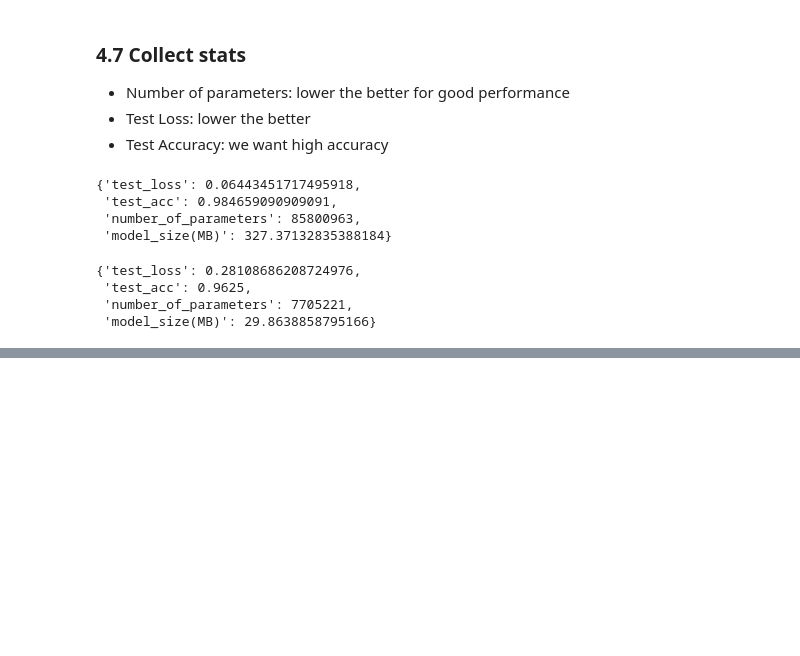
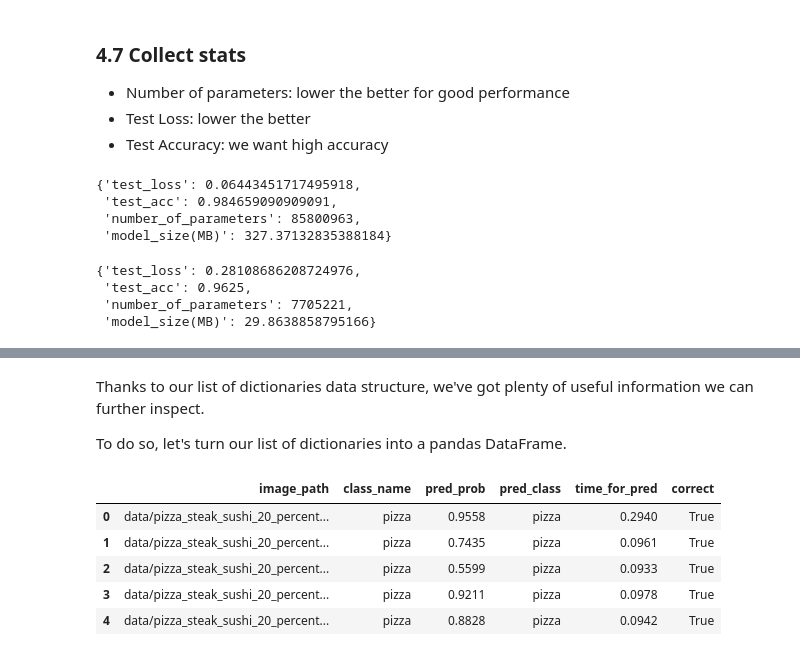
Before and after one commit to anupj/PyTorchForDeepLearningBootcamp, a Jupyter notebook: 09_pytorch_model_deployment.ipynb, the cells around one changed output, grey strips where cells are left out. Cells and saved outputs as stored; diff of their text form; code cells hidden in the pictures; blank space fills up the shorter version.

```diff
--- a/09_pytorch_model_deployment.ipynb
+++ b/09_pytorch_model_deployment.ipynb
@@ -676,0 +683,7 @@ effnetb2_stats
+# %%
+from pathlib import Path
+
+# Get all test data paths
+print(f"[INFO] Finding all filepaths ending with '.jpg' in directory: {test_dir}")
+test_data_paths = list(Path(test_dir).glob("*/*.jpg"))
+test_data_paths[:5]
@@ -676,0 +792,23 @@ effnetb2_stats
+# %%
+# Make predictions across test dataset with EffNetB2
+effnetb2_test_pred_dicts = pred_and_store(paths=test_data_paths,
+                                          model=effnetb2,
+                                          transform=effnetb2_transforms,
+                                          class_names=class_names,
+                                          device="cpu") # make predictions on CPU
+# %% [markdown]
+Thanks to our list of dictionaries data structure, we've got plenty of useful information we can further inspect.
+
+To do so, let's turn our list of dictionaries into a pandas DataFrame.
+# %%
+# Turn the test_pred_dicts into a DataFrame
+import pandas as pd
+effnetb2_test_pred_df = pd.DataFrame(effnetb2_test_pred_dicts)
+effnetb2_test_pred_df.head()
+# %% [output]
+|  | image_path | class_name | pred_prob | pred_class | time_for_pred | correct |
+| 0 | data/pizza_steak_sushi_20_percent... | pizza | 0.9558 | pizza | 0.2940 | True |
+| 1 | data/pizza_steak_sushi_20_percent... | pizza | 0.7435 | pizza | 0.0961 | True |
+| 2 | data/pizza_steak_sushi_20_percent... | pizza | 0.5599 | pizza | 0.0933 | True |
+| 3 | data/pizza_steak_sushi_20_percent... | pizza | 0.9211 | pizza | 0.0978 | True |
+| 4 | data/pizza_steak_sushi_20_percent... | pizza | 0.8828 | pizza | 0.0942 | True |
```
Also changed, not shown: parts of 31 cells of this notebook.
